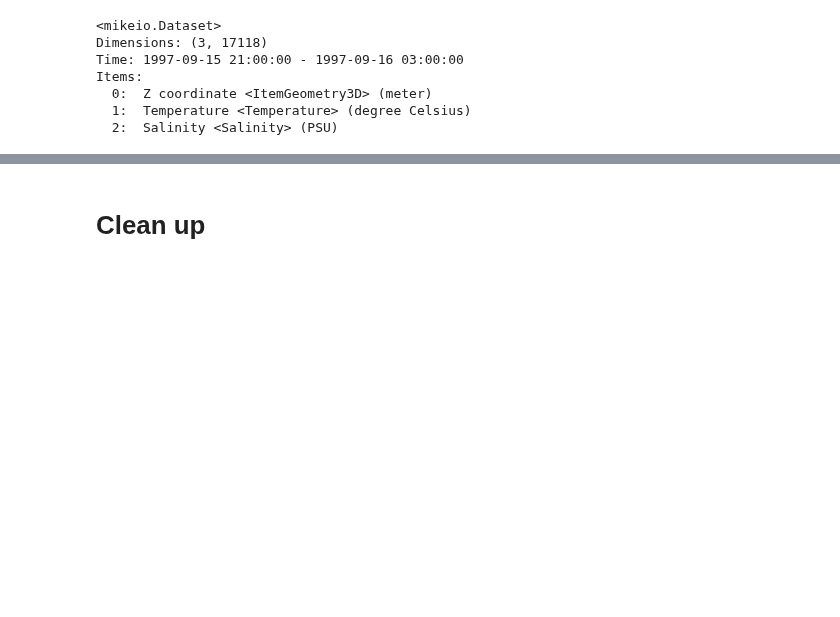
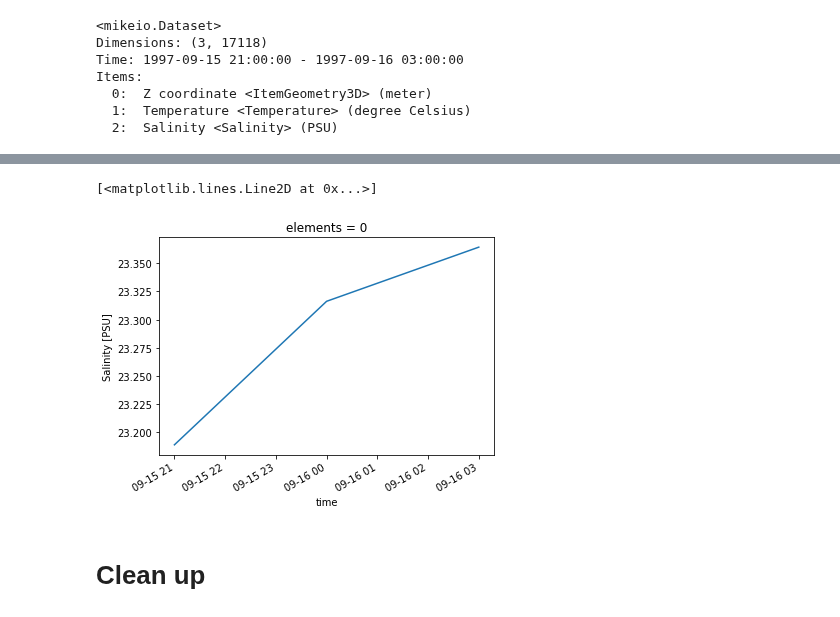
Before and after one commit to DHI/mikeio, a Jupyter notebook: notebooks/Dfsu - Export to netcdf.ipynb, the cells around one changed output, grey strips where cells are left out. Cells and saved outputs as stored; diff of their text form; code cells hidden in the pictures; blank space fills up the shorter version.

```diff
--- a/notebooks/Dfsu - Export to netcdf.ipynb
+++ b/notebooks/Dfsu - Export to netcdf.ipynb
@@ -119,3 +118,8 @@ Data variables:
+# %%
+xr_ds.Salinity[:,0].plot()
+# %% [output]
+[<matplotlib.lines.Line2D at 0x...>]
+[figure, added]
 # %%
 xr_ds.to_netcdf("oresund_sigma_z.nc")
 # %% [markdown]
```
Also changed, not shown: parts of 4 cells of this notebook, 12 other files.
